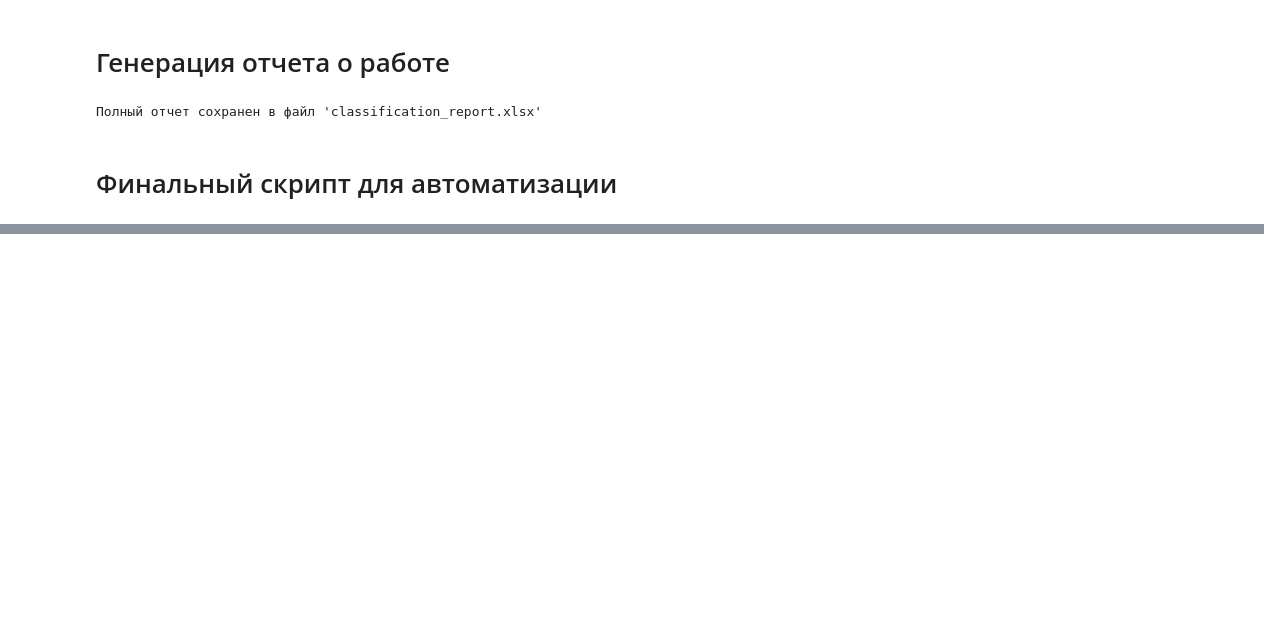
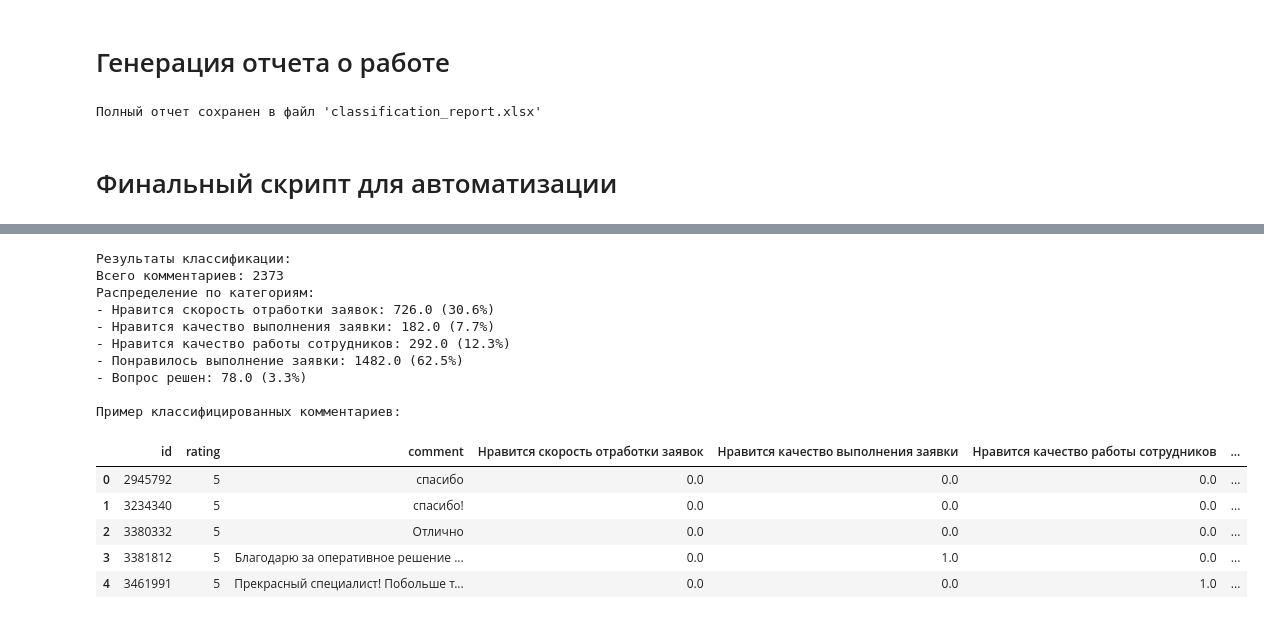
Before and after one commit to cryzzone/intensive_4, a Jupyter notebook: test.ipynb, the cells around one changed output, grey strips where cells are left out. Drawn from its saved outputs; the diff is of its cells as text; code cells hidden in the pictures; blank space fills up the shorter version.

Commit message:
model

```diff
--- a/test.ipynb
+++ b/test.ipynb
@@ -504,0 +518,76 @@ for k, v in classification_result.items():
+# %%
+import pandas as pd
+import joblib
+from tqdm import tqdm  # для прогресс-бара
+
+# Загрузка модели и данных
+model = joblib.load('comment_classifier.joblib')
+comments_df = pd.read_csv('comments.csv')  # исходные данные
+output_file = 'classified_comments.csv'  # файл для сохранения результатов
+
+# Функция для классификации и сохранения результатов
+def classify_and_save_comments(input_df, output_path, model):
+    # Создаем копию DataFrame для результатов
+    result_df = input_df.copy()
+
+    # Добавляем колонки для категорий, если их нет
+    class_columns = ['Нравится скорость отработки заявок',
+                    'Нравится качество выполнения заявки',
+                    'Нравится качество работы сотрудников',
+                    'Понравилось выполнение заявки',
+                    'Вопрос решен']
+
+    for col in class_columns:
+        if col not in result_df.columns:
+            result_df[col] = 0
+
+    # Классифицируем каждый комментарий
+    for idx, row in tqdm(result_df.iterrows(), total=len(result_df), desc="Классификация"):
+        comment = row['comment']
+        if pd.isna(comment):
+            continue
+
+        # Получаем предсказания
+        prediction = model.predict([comment])[0]
+        probabilities = model.predict_proba([comment])
+
+        # Записываем результаты
+        for i, col in enumerate(class_columns):
+            result_df.at[idx, col] = prediction[i]
+            result_df.at[idx, f'Вероятность_{col}'] = probabilities[i][0][1]
+
+    # Сохраняем в новый файл
+    result_df.to_csv(output_path, index=False, encoding='utf-8-sig')
+    return result_df
+
+# Запускаем классификацию
+classified_df = classify_and_save_comments(comments_df, output_file, model)
+
+# Выводим статистику
+print("\nРезультаты классификации:")
+print(f"Всего комментариев: {len(classified_df)}")
+print("Распределение по категориям:")
+for col in class_columns:
+    count = classified_df[col].sum()
+    print(f"- {col}: {count} ({count/len(classified_df):.1%})")
+
+# Пример вывода первых 5 строк
+print("\nПример классифицированных комментариев:")
+display(classified_df.head())
+# %% [output]
+Результаты классификации:
+Всего комментариев: 2373
+Распределение по категориям:
+- Нравится скорость отработки заявок: 726.0 (30.6%)
+- Нравится качество выполнения заявки: 182.0 (7.7%)
+- Нравится качество работы сотрудников: 292.0 (12.3%)
+- Понравилось выполнение заявки: 1482.0 (62.5%)
+- Вопрос решен: 78.0 (3.3%)
+
+Пример классифицированных комментариев:
+|  | id | rating | comment | Нравится скорость отработки заявок | Нравится качество выполнения заявки | Нравится качество работы сотрудников | ... |
+| 0 | 2945792 | 5 | спасибо | 0.0 | 0.0 | 0.0 | ... |
+| 1 | 3234340 | 5 | спасибо! | 0.0 | 0.0 | 0.0 | ... |
+| 2 | 3380332 | 5 | Отлично | 0.0 | 0.0 | 0.0 | ... |
+| 3 | 3381812 | 5 | Благодарю за оперативное решение ... | 0.0 | 1.0 | 0.0 | ... |
+| 4 | 3461991 | 5 | Прекрасный специалист! Побольше т... | 0.0 | 0.0 | 1.0 | ... |
```
Also changed, not shown: parts of 7 cells of this notebook, 5 other files.
